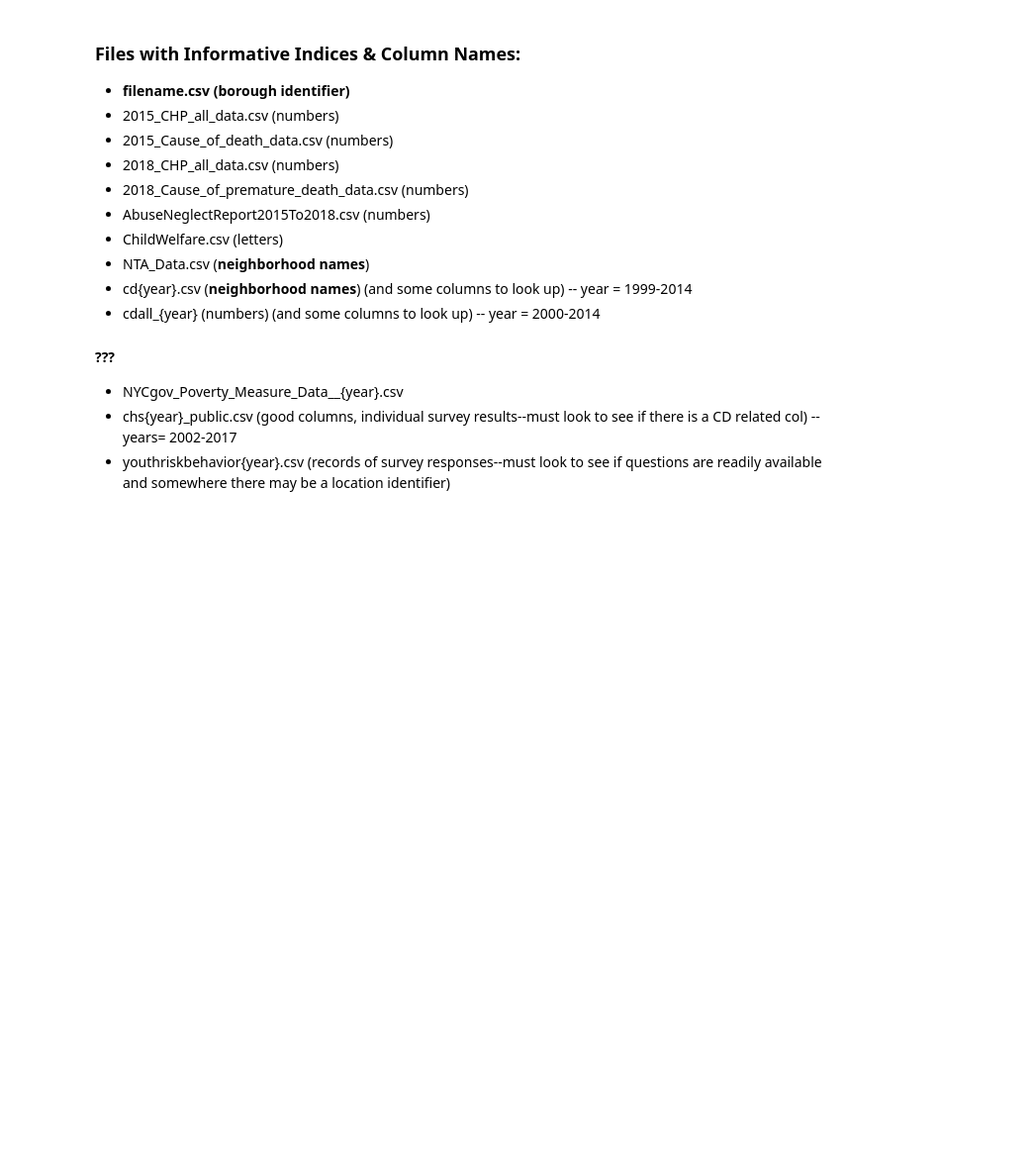
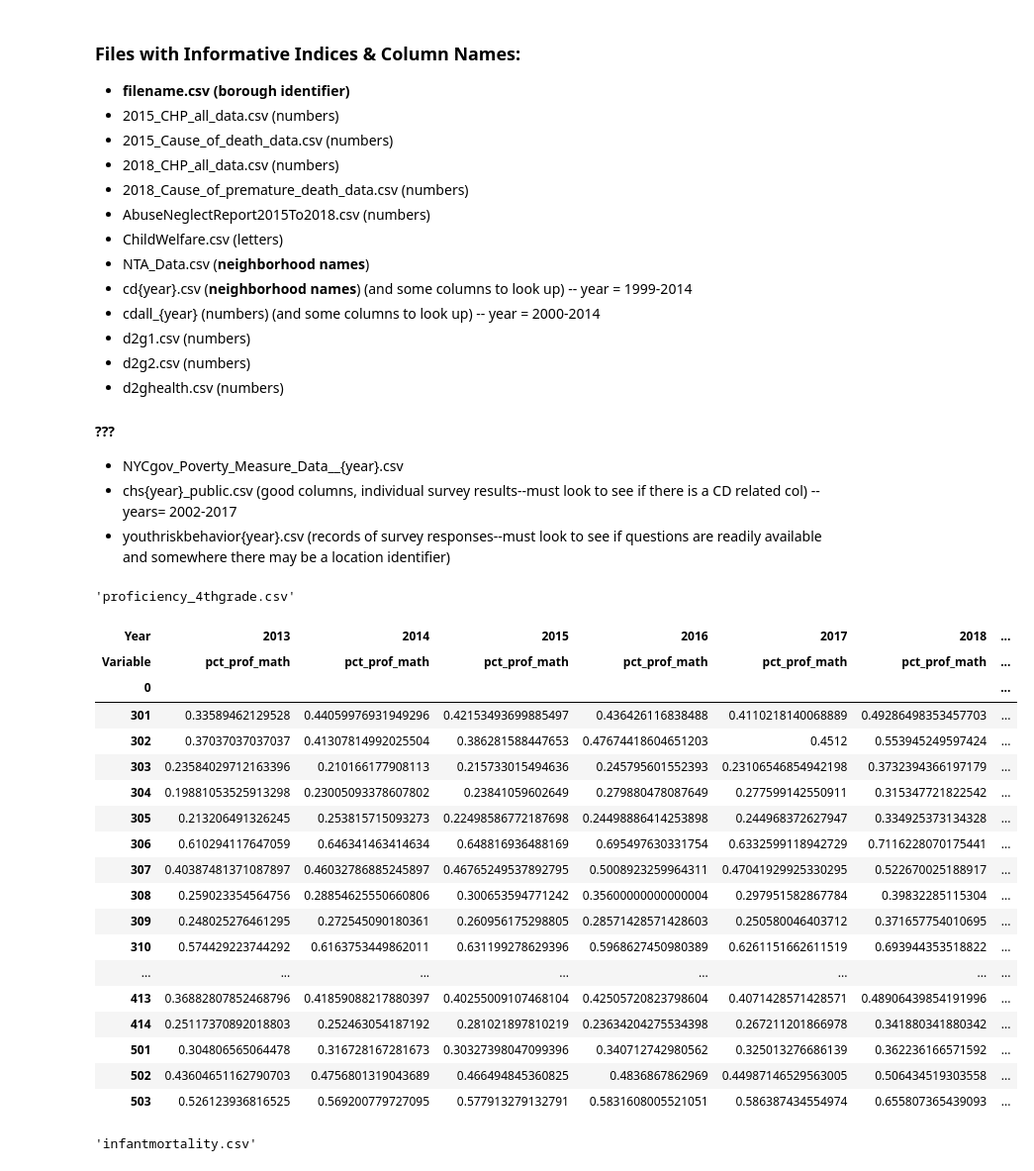
Before and after one commit to jojordan3/Public-Health-and-Education, a Jupyter notebook: CleaningData.ipynb, the cells around one changed output. Shown at 99% size. Drawn from its saved outputs; the diff is of its cells as text; code cells hidden in the pictures; blank space fills up the shorter version.

```diff
--- a/CleaningData.ipynb
+++ b/CleaningData.ipynb
@@ -30,16 +84,15 @@ csvfiles
  'youthriskbehavior2015.csv',
  'youthriskbehavior2017.csv']
 # %%
-for file in csvfiles:
+no_use = re.compile('NYCgov_Poverty_Measure_Data__|chs|youthriskbehavior|cd\d+')
+use_csv = [csv for csv in csvfiles if not no_use.match(csv)]
+
+for file in use_csv:
     if file == '2018_CHP_all_data.csv':
-        df = pd.read_csv(os.path.join(data_dir, file), index_col=0,
-                         header=[1])
-    elif file == 'AllEPHTData.csv' or file == 'EPHTPivot.csv':
-        continue
-    elif file.startswith('chs'):
-        df = pd.read_csv(os.path.join(data_dir, file))
+        df = pd.read_csv(os.path.join(datadir, file), index_col=False,
+                         header=1)
     else:
-        df = pd.read_csv(os.path.join(data_dir, file), index_col=0)
+        df = pd.read_csv(os.path.join(datadir, file), index_col=False)
     print(file)
     print(df.columns.values)
     print(df.index.values)
@@ -93,10 +129,64 @@ youthriskbehavior2015.csv
 - NTA_Data.csv  (**neighborhood names**)
 - cd{year}.csv  (**neighborhood names**) (and some columns to look up) -- year = 1999-2014
 - cdall_{year}  (numbers) (and some columns to look up) -- year = 2000-2014
-
+- d2g1.csv  (numbers)
+- d2g2.csv  (numbers)
+- d2ghealth.csv  (numbers)
 
 
 #### ???
 - NYCgov_Poverty_Measure_Data__{year}.csv
 - chs{year}_public.csv  (good columns, individual survey results--must look to see if there is a CD related col)  --years= 2002-2017
 - youthriskbehavior{year}.csv  (records of survey responses--must look to see if questions are readily available and somewhere there may be a location identifier)
+# %%
+header_names = ['Year', 'Variable']
+# %%
+file1 = use_csv.pop()
+file1
+# %% [output]
+'proficiency_4thgrade.csv'
+# %%
+df1 = pd.read_csv(os.path.join(datadir, file1), header=None)
+header = [(value[-4:], value[:-4]) for value in df1.iloc[0, 1:].values]
+cols = pd.MultiIndex.from_tuples(header, names=header_names)
+
+df1.drop(index=0, inplace=True)
+CDs = df1.iloc[:,0]
+
+def get_CD_num(comm_district):
+    district = comm_district.split()
+    for borough, abbrs in boroughs_.items():
+        if district[0] in abbrs:
+            num = abbrs[0] + district[1]
+            return int(num)
+
+index = CDs.apply(get_CD_num)
+df1.drop(columns=0, inplace=True)
+df1.index = index
+df1.columns = cols
+df1
+# %% [output]
+| Year | 2013 | 2014 | 2015 | 2016 | 2017 | 2018 | ... |
+| Variable | pct_prof_math | pct_prof_math | pct_prof_math | pct_prof_math | pct_prof_math | pct_prof_math | ... |
+| 0 |  |  |  |  |  |  | ... |
+| 301 | 0.33589462129528 | 0.44059976931949296 | 0.42153493699885497 | 0.436426116838488 | 0.4110218140068889 | 0.49286498353457703 | ... |
+| 302 | 0.37037037037037 | 0.41307814992025504 | 0.386281588447653 | 0.47674418604651203 | 0.4512 | 0.553945249597424 | ... |
+| 303 | 0.23584029712163396 | 0.210166177908113 | 0.215733015494636 | 0.245795601552393 | 0.23106546854942198 | 0.3732394366197179 | ... |
+| 304 | 0.19881053525913298 | 0.23005093378607802 | 0.23841059602649 | 0.279880478087649 | 0.277599142550911 | 0.315347721822542 | ... |
+| 305 | 0.213206491326245 | 0.253815715093273 | 0.22498586772187698 | 0.24498886414253898 | 0.244968372627947 | 0.334925373134328 | ... |
+| 306 | 0.610294117647059 | 0.646341463414634 | 0.648816936488169 | 0.695497630331754 | 0.6332599118942729 | 0.7116228070175441 | ... |
+| 307 | 0.40387481371087897 | 0.46032786885245897 | 0.46765249537892795 | 0.5008923259964311 | 0.47041929925330295 | 0.522670025188917 | ... |
+| 308 | 0.259023354564756 | 0.28854625550660806 | 0.300653594771242 | 0.35600000000000004 | 0.297951582867784 | 0.39832285115304 | ... |
+| 309 | 0.248025276461295 | 0.272545090180361 | 0.260956175298805 | 0.28571428571428603 | 0.250580046403712 | 0.371657754010695 | ... |
+| 310 | 0.574429223744292 | 0.6163753449862011 | 0.631199278629396 | 0.5968627450980389 | 0.6261151662611519 | 0.693944353518822 | ... |
+| ... | ... | ... | ... | ... | ... | ... | ... |
+| 413 | 0.36882807852468796 | 0.41859088217880397 | 0.40255009107468104 | 0.42505720823798604 | 0.4071428571428571 | 0.48906439854191996 | ... |
+| 414 | 0.25117370892018803 | 0.252463054187192 | 0.281021897810219 | 0.23634204275534398 | 0.267211201866978 | 0.341880341880342 | ... |
+| 501 | 0.304806565064478 | 0.316728167281673 | 0.30327398047099396 | 0.340712742980562 | 0.325013276686139 | 0.362236166571592 | ... |
+| 502 | 0.43604651162790703 | 0.4756801319043689 | 0.466494845360825 | 0.4836867862969 | 0.44987146529563005 | 0.506434519303558 | ... |
+| 503 | 0.526123936816525 | 0.569200779727095 | 0.577913279132791 | 0.5831608005521051 | 0.586387434554974 | 0.655807365439093 | ... |
+# %%
+file2 = use_csv.pop()
+file2
+# %% [output]
+'infantmortality.csv'
```
Also changed, not shown: parts of 16 cells of this notebook.
